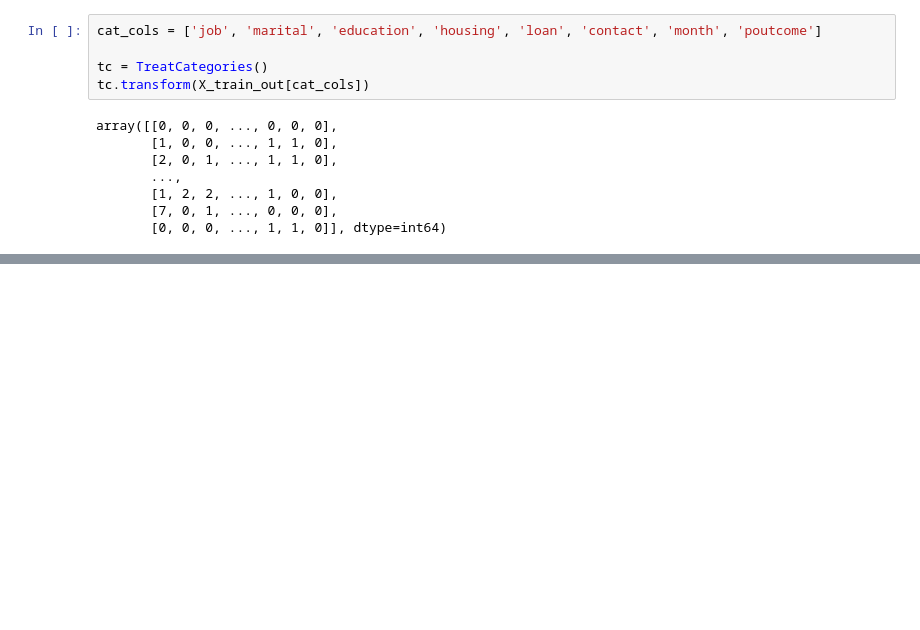
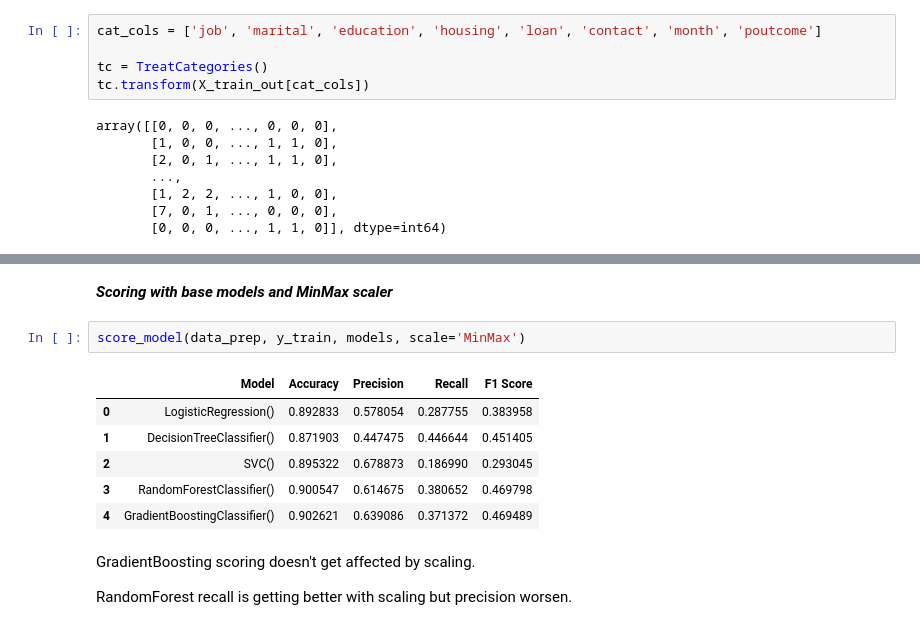
Before and after one commit to debhere/Financial-Lead-Conversion, a Jupyter notebook: Predict lead conversion_V1.0.ipynb, the cells around one changed output, grey strips where cells are left out. Drawn from its saved outputs; the diff is of its cells as text; blank space fills up the shorter version.

```diff
--- a/Predict lead conversion_V1.0.ipynb
+++ b/Predict lead conversion_V1.0.ipynb
@@ -297,0 +439,15 @@ cat_pipeline = Pipeline([('cat_imputer', SimpleImputer(strategy='most_frequent')
+# %% [markdown]
+***Scoring with base models and MinMax scaler***
+# %%
+score_model(data_prep, y_train, models, scale='MinMax')
+# %% [output]
+|  | Model | Accuracy | Precision | Recall | F1 Score |
+| 0 | LogisticRegression() | 0.892833 | 0.578054 | 0.287755 | 0.383958 |
+| 1 | DecisionTreeClassifier() | 0.871903 | 0.447475 | 0.446644 | 0.451405 |
+| 2 | SVC() | 0.895322 | 0.678873 | 0.186990 | 0.293045 |
+| 3 | RandomForestClassifier() | 0.900547 | 0.614675 | 0.380652 | 0.469798 |
+| 4 | GradientBoostingClassifier() | 0.902621 | 0.639086 | 0.371372 | 0.469489 |
+# %% [markdown]
+GradientBoosting scoring doesn't get affected by scaling.
+
+RandomForest recall is getting better with scaling but precision worsen.
```
Also changed, not shown: parts of 21 cells of this notebook.
